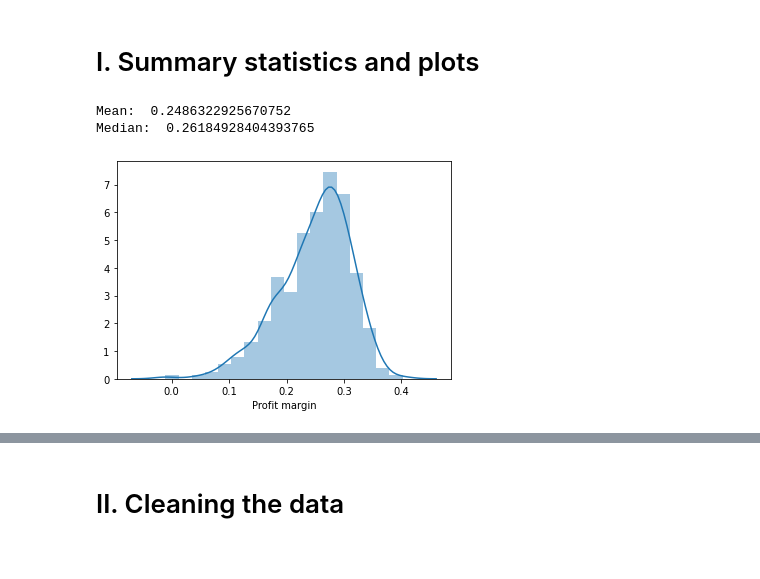
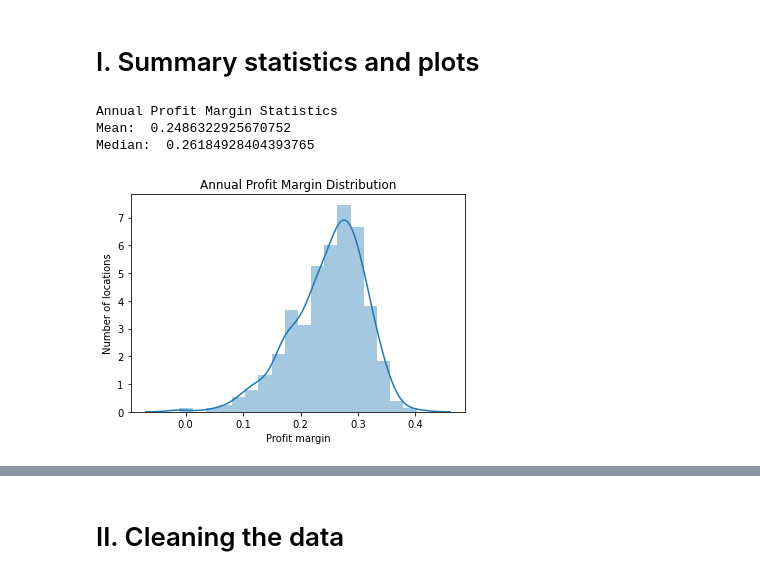
Before and after one commit to saahilshangle/ds-retail-analysis, a Jupyter notebook: Performance Analysis.ipynb, the cells around one changed output, grey strips where cells are left out. Saved outputs shown, nothing was run; the diff lists cells and outputs as text; code cells hidden in the pictures.

```diff
--- a/Performance Analysis.ipynb
+++ b/Performance Analysis.ipynb
@@ -20,9 +20,9 @@ from sklearn.linear_model import Ridge
 import matplotlib.pyplot as plt
 import seaborn as sns
 # %%
-# Import retail store dataset
-retail_ds = pd.read_csv('summer_internship_takehome.csv')
-retail_ds.head()
+# Import retail stores dataset
+retail = pd.read_csv('summer_internship_takehome.csv')
+retail.head()
 # %% [output]
 |  | Location number | Month | State | Gross revenue | Fixed cost | Variable cost | Rental cost | ... |
 | 0 | 1 | 1 | TX | 48628171.02 | 9218156.69 | 24278189.23 | 365880 | ... |
@@ -34,22 +34,27 @@ retail_ds.head()
 # I. Summary statistics and plots
 # %%
 # Group rows by location
-retail_grouped = retail_ds.groupby('Location number').sum().drop(columns={'Month', 'Number of products', 'Owned'})
+retail_location = retail.groupby('Location number').sum().drop(columns={'Month', 'Number of products', 'Owned'})
 
-# Add profit margin column
-retail_grouped['Profit margin'] = (retail_grouped['Gross revenue'] -
-                                   retail_grouped['Fixed cost'] -
-                                   retail_grouped['Variable cost'] -
-                                   retail_grouped['Rental cost']) / retail_grouped['Gross revenue']
+# Create profit margin column
+retail_location['Profit margin'] = (retail_location['Gross revenue'] -
+                                   retail_location['Fixed cost'] -
+                                   retail_location['Variable cost'] -
+                                   retail_location['Rental cost']) / retail_location['Gross revenue']
 
 # Calculate mean and median annual profit margin
-print("Mean: ", np.average(retail_grouped['Profit margin']))
-print("Median: ", np.median(retail_grouped['Profit margin']))
+print("Annual Profit Margin Statistics")
+print("Mean: ", np.average(retail_location['Profit margin']))
+print("Median: ", np.median(retail_location['Profit margin']))
 
 # Visualize annual profit margin distribution
-sns.distplot(retail_grouped['Profit margin']);
+sns.distplot(retail_location['Profit margin'])
+plt.title("Annual Profit Margin Distribution")
+plt.xlabel("Profit margin")
+plt.ylabel("Number of locations");
 # %% [output]
+Annual Profit Margin Statistics
 Mean:  0.2486322925670752
 Median:  0.26184928404393765
-[figure, old version]
+[figure, new version]
 # %%
```
Also changed, not shown: parts of 3 cells of this notebook.
